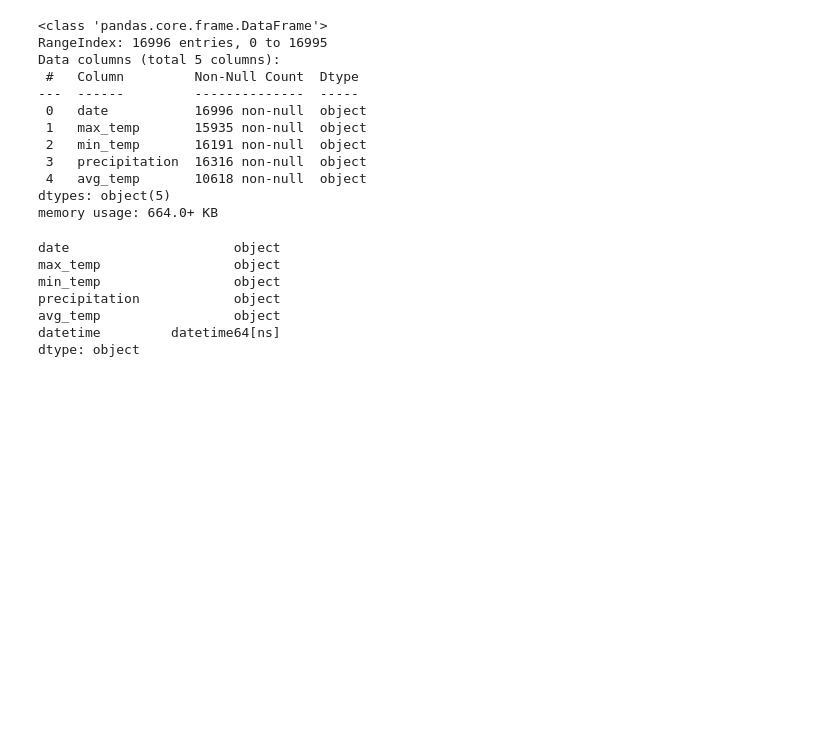
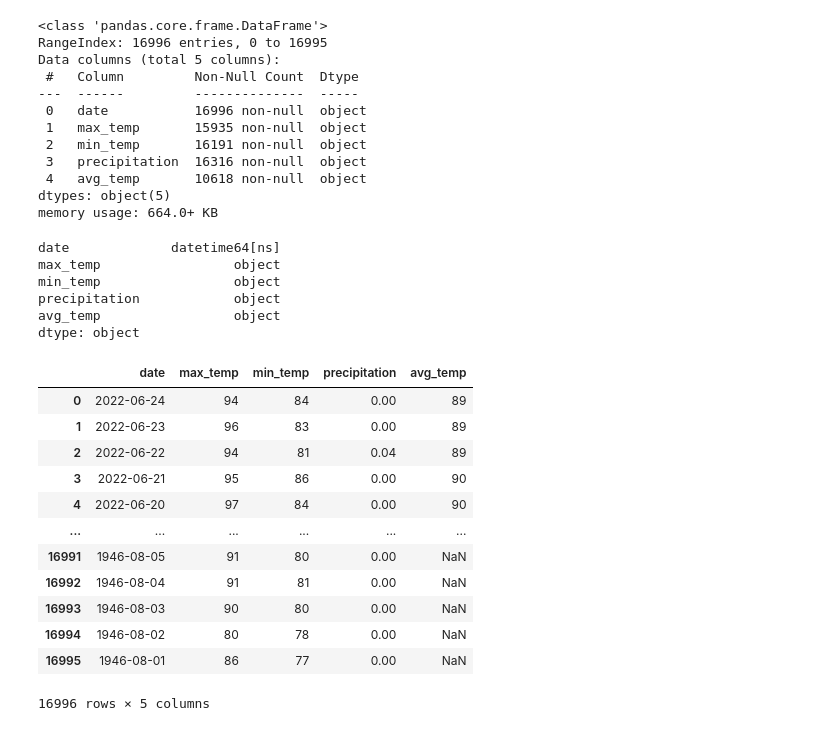
Before and after one commit to david-garza/enterococci_prediction_analysis, a Jupyter notebook: API_call.ipynb, the cells around one changed output. Cells and saved outputs as stored; diff of their text form; code cells hidden in the pictures; blank space fills up the shorter version.

Commit message:
reordered dataframe into descending based on date column, and rearranged the index.

```diff
--- a/API_call.ipynb
+++ b/API_call.ipynb
@@ -158,15 +158,31 @@ dtypes: object(5)
 memory usage: 664.0+ KB
 # %%
 # convert date object column into datetime.
-weather_data_df["datetime"]= weather_data_df["date"].apply(lambda x:datetime.strptime(x,"%Y-%m-%d"))
+weather_data_df["date"]= weather_data_df["date"].apply(lambda x:datetime.strptime(x,"%Y-%m-%d"))
 # %%
 # check the data types again.
 weather_data_df.dtypes
 # %% [output]
-date                     object
+date             datetime64[ns]
 max_temp                 object
 min_temp                 object
 precipitation            object
 avg_temp                 object
-datetime         datetime64[ns]
 dtype: object
+# %%
+# sort df in descending order based on the date column and rearange the index sequence.
+weather_data_df.sort_values(by="date",ascending=False, ignore_index=True)
+# %% [output]
+|  | date | max_temp | min_temp | precipitation | avg_temp |
+| 0 | 2022-06-24 | 94 | 84 | 0.00 | 89 |
+| 1 | 2022-06-23 | 96 | 83 | 0.00 | 89 |
+| 2 | 2022-06-22 | 94 | 81 | 0.04 | 89 |
+| 3 | 2022-06-21 | 95 | 86 | 0.00 | 90 |
+| 4 | 2022-06-20 | 97 | 84 | 0.00 | 90 |
+| ... | ... | ... | ... | ... | ... |
+| 16991 | 1946-08-05 | 91 | 80 | 0.00 | NaN |
+| 16992 | 1946-08-04 | 91 | 81 | 0.00 | NaN |
+| 16993 | 1946-08-03 | 90 | 80 | 0.00 | NaN |
+| 16994 | 1946-08-02 | 80 | 78 | 0.00 | NaN |
+| 16995 | 1946-08-01 | 86 | 77 | 0.00 | NaN |
+16996 rows × 5 columns
```
Also changed, not shown: parts of 2 cells of this notebook.
